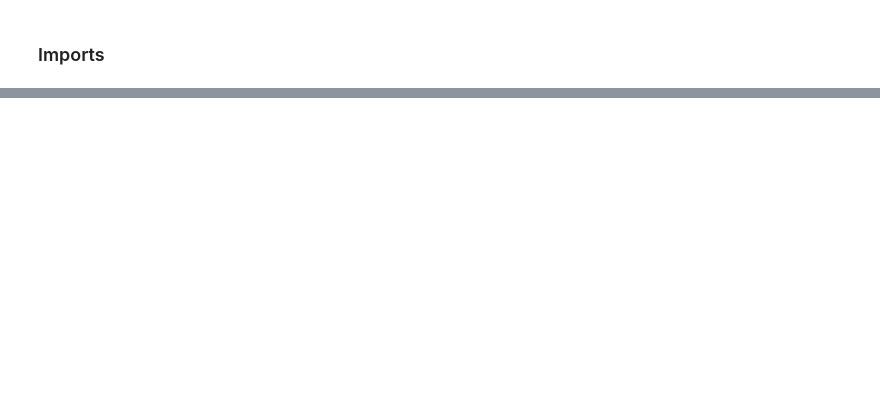
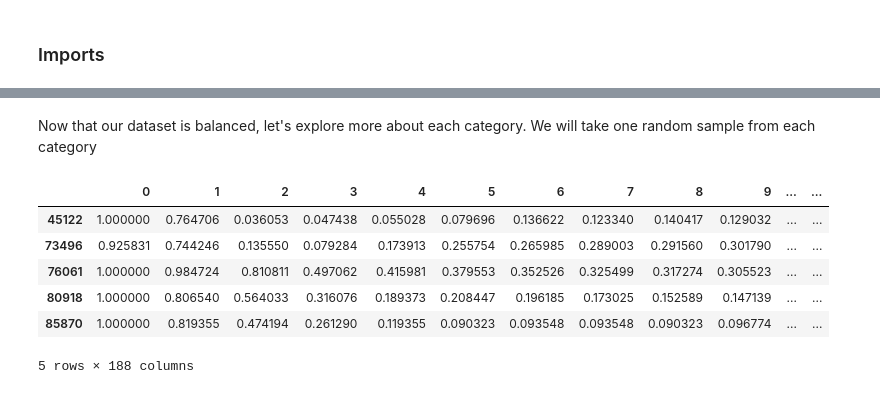
Before and after one commit to elementare/cardiowave, a Jupyter notebook: analysis_ecg.ipynb, the cells around one changed output, grey strips where cells are left out. Saved outputs shown, nothing was run; the diff lists cells and outputs as text; code cells hidden in the pictures; blank space fills up the shorter version.

```diff
--- a/analysis_ecg.ipynb
+++ b/analysis_ecg.ipynb
@@ -57,0 +89,13 @@ from tensorflow.keras.models import Model
+# %% [markdown]
+Now that our dataset is balanced, let's explore more about each category. We will take one random sample from each category
+# %%
+unique_c_sample = train_df.groupby(187,group_keys=False).apply(lambda train_df : train_df.sample(1))
+unique_c_sample
+# %% [output]
+|  | 0 | 1 | 2 | 3 | 4 | 5 | 6 | 7 | 8 | 9 | ... | ... |
+| 45122 | 1.000000 | 0.764706 | 0.036053 | 0.047438 | 0.055028 | 0.079696 | 0.136622 | 0.123340 | 0.140417 | 0.129032 | ... | ... |
+| 73496 | 0.925831 | 0.744246 | 0.135550 | 0.079284 | 0.173913 | 0.255754 | 0.265985 | 0.289003 | 0.291560 | 0.301790 | ... | ... |
+| 76061 | 1.000000 | 0.984724 | 0.810811 | 0.497062 | 0.415981 | 0.379553 | 0.352526 | 0.325499 | 0.317274 | 0.305523 | ... | ... |
+| 80918 | 1.000000 | 0.806540 | 0.564033 | 0.316076 | 0.189373 | 0.208447 | 0.196185 | 0.173025 | 0.152589 | 0.147139 | ... | ... |
+| 85870 | 1.000000 | 0.819355 | 0.474194 | 0.261290 | 0.119355 | 0.090323 | 0.093548 | 0.093548 | 0.090323 | 0.096774 | ... | ... |
+5 rows × 188 columns
```
Also changed, not shown: parts of 28 cells of this notebook.
